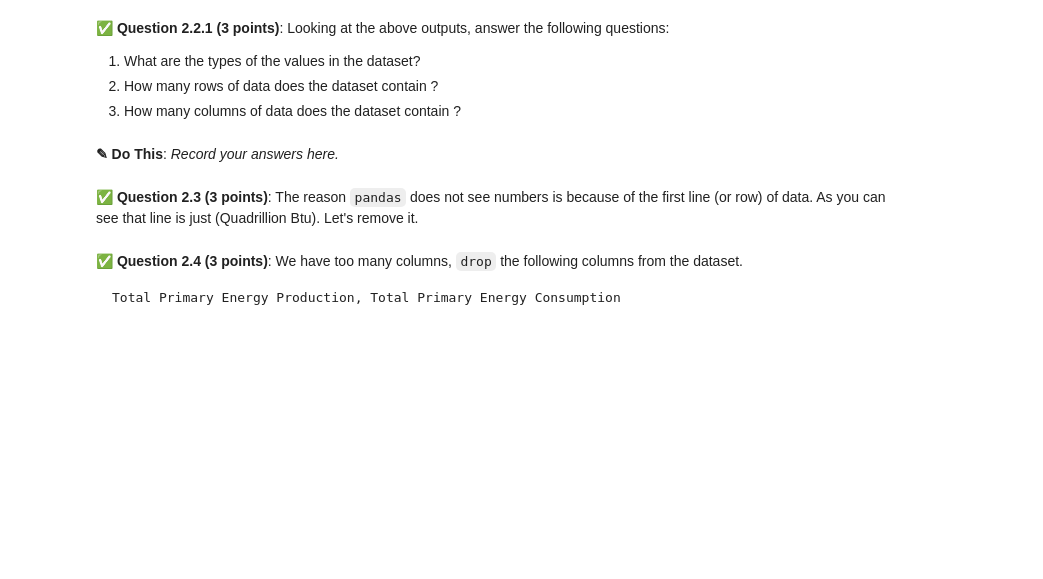
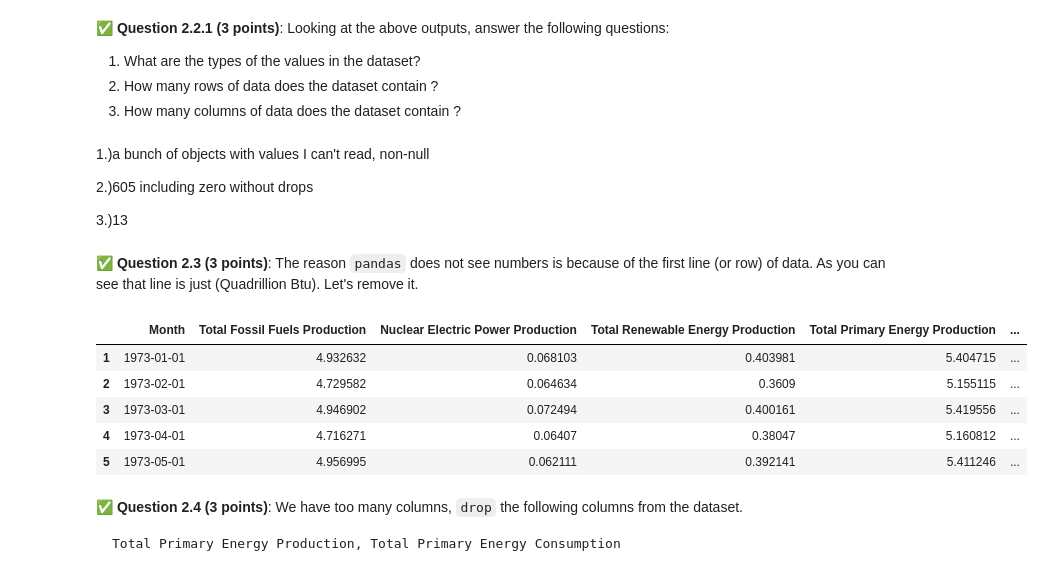
Before and after one commit to arburyri/cmse202-f22-turnin, a Jupyter notebook: midterm/CMSE202-Midterm-Section003-RichardArbury.ipynb, the cells around one changed output. Drawn from its saved outputs; the diff is of its cells as text; code cells hidden in the pictures; blank space fills up the shorter version.

```diff
--- a/midterm/CMSE202-Midterm-Section003-RichardArbury.ipynb
+++ b/midterm/CMSE202-Midterm-Section003-RichardArbury.ipynb
@@ -162,7 +198,14 @@ Do this
 1. What are the types of the values in the dataset?
 2. How many rows of data does the dataset contain ?
 3. How many columns of data does the dataset contain ?
-# %% [markdown]
-**<font size=+3>&#9998;</font> Do This**: *Record your answers here.*
+# %% [markdown]
+1.)a bunch of objects with values I can't read, non-null
+
+
+
+2.)605 including zero without drops
+
+
+3.)13
 # %% [markdown]
 &#9989; **Question 2.3 (3 points)**: The reason `pandas` does not see numbers is because of the first line (or row) of data. As you can see that line is just (Quadrillion Btu). Let's remove it.
@@ -171,3 +212,14 @@ Do this
+# %%
+df2=df.drop(index=df.index[0])
+
+df2.head()
+# %% [output]
+|  | Month | Total Fossil Fuels Production | Nuclear Electric Power Production | Total Renewable Energy Production | Total Primary Energy Production | ... |
+| 1 | 1973-01-01 | 4.932632 | 0.068103 | 0.403981 | 5.404715 | ... |
+| 2 | 1973-02-01 | 4.729582 | 0.064634 | 0.3609 | 5.155115 | ... |
+| 3 | 1973-03-01 | 4.946902 | 0.072494 | 0.400161 | 5.419556 | ... |
+| 4 | 1973-04-01 | 4.716271 | 0.06407 | 0.38047 | 5.160812 | ... |
+| 5 | 1973-05-01 | 4.956995 | 0.062111 | 0.392141 | 5.411246 | ... |
 # %% [markdown]
 &#9989; **Question 2.4 (3 points)**: We have too many columns, `drop` the following columns from the dataset.
 
```
Also changed, not shown: parts of 17 cells of this notebook.
